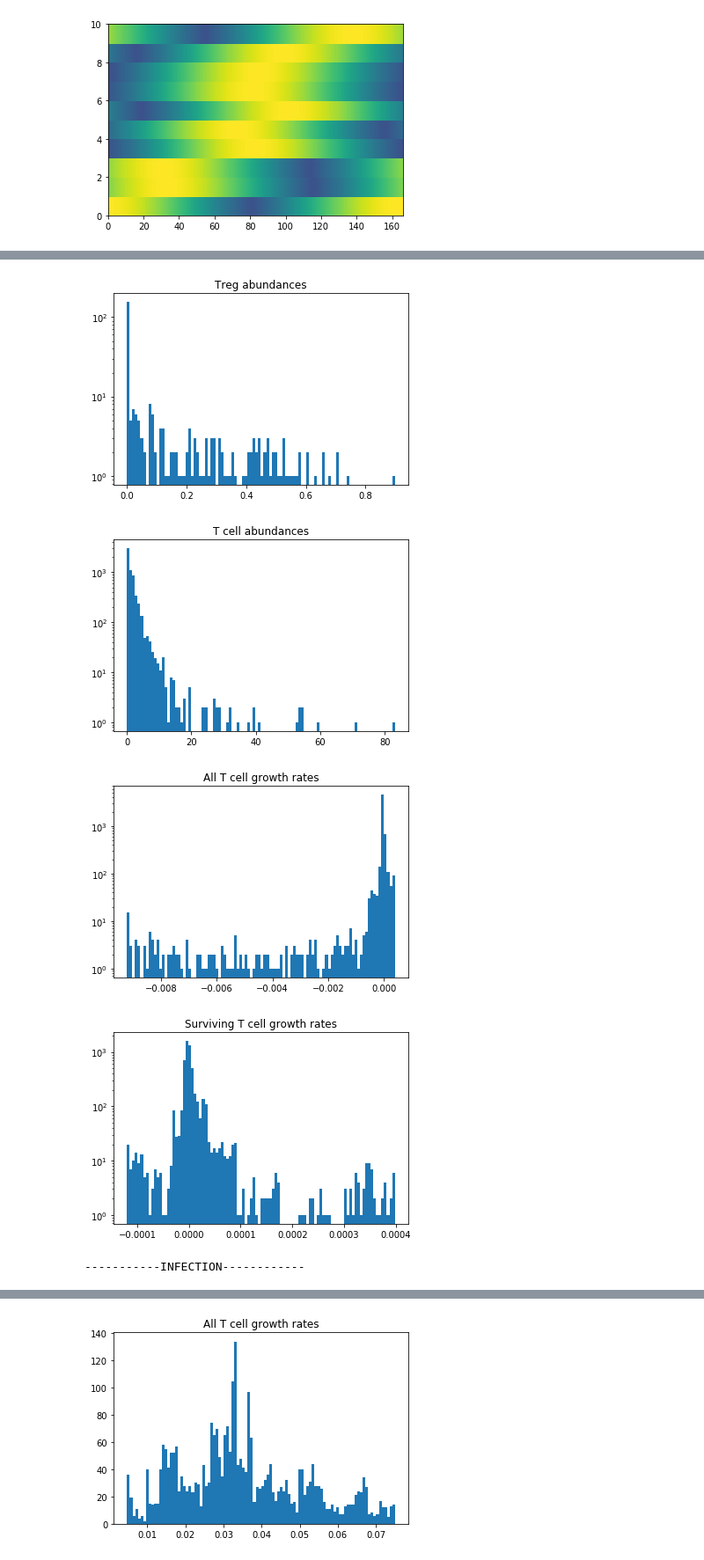
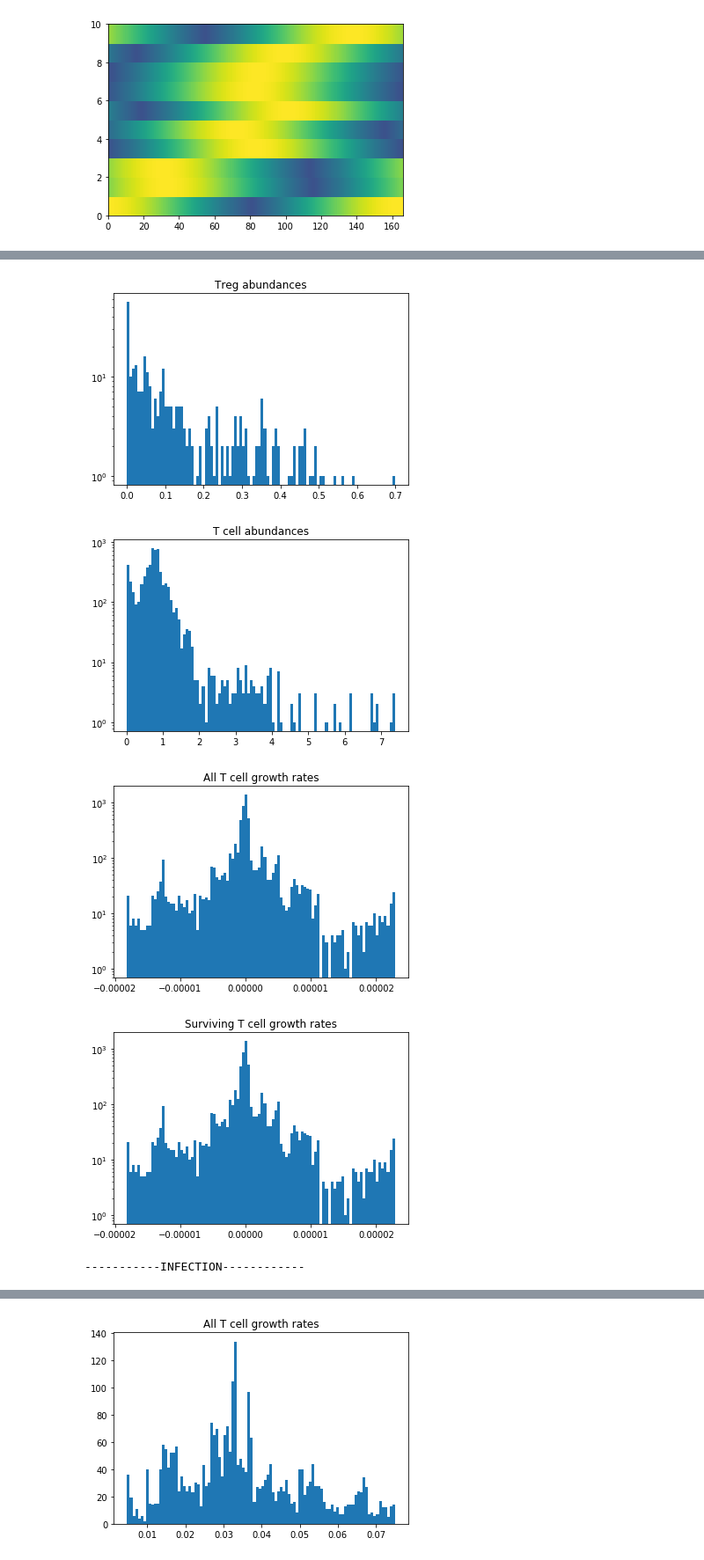
Before and after one commit to Ninjaneer32/immune-svm, a Jupyter notebook: scripts/Testing.ipynb, the cells around one changed output, grey strips where cells are left out. Shown at 88% size. Drawn from its saved outputs; the diff is of its cells as text; code cells hidden in the pictures.

```diff
--- a/scripts/Testing.ipynb
+++ b/scripts/Testing.ipynb
@@ -34,7 +34,7 @@ def TrainNetwork(phi_reg_reg,phi_cell_reg,rvals):
     constraints = [G@Treg <= h]
     obj = cvx.Minimize((1/2)*cvx.quad_form(Treg,phi_reg_reg))
     prob = cvx.Problem(obj, constraints)
-    prob.solve(solver=cvx.ECOS,abstol=1e-9,feastol=1e-7,abstol_inacc=1e-5,feastol_inacc=1e-5,max_iters=5000,verbose=True)
+    prob.solve(solver=cvx.ECOS,abstol=1e-5,feastol=1e-5,abstol_inacc=1e-5,feastol_inacc=1e-5,max_iters=100,verbose=False)
     Tcell=constraints[0].dual_value[:Num_tcell]
     Treg=Treg.value
     return Tcell,Treg
@@ -294,11 +403,11 @@ plt.show()
 # %% [output]
 [figure]
 # %%
-Num_path = 1000
+Num_path = 500
 params = {}
 params['Num_treg'] = 300
 params['Num_tcell'] = 6000
-params['Num_sites'] = 20000
+params['Num_sites'] = 10000
 params['c'] = 1
 params['max_v'] = 1
 params['niche_width'] = 3*params['Num_sites']/params['Num_treg']
@@ -309,8 +418,8 @@ plt.gca().set_xlabel('Antigen')
 plt.gca().set_ylabel('Treg')
 plt.show()
 
-vx = params['max_v']*np.random.rand(params['Num_sites'])
-#vx = (params['max_v']/2)*np.ones(params['Num_sites'])
+#vx = params['max_v']*np.random.rand(params['Num_sites'])
+vx = (params['max_v']/2)*np.ones(params['Num_sites'])
 vx[:Num_path] = 0
 
 #Make overlaps and train
@@ -365,5 +491,5 @@ plt.show()
-[figure, old version]
+[figure, new version]
-[figure, old version]
+[figure, new version]
-[figure, old version]
+[figure, new version]
-[figure, old version]
+[figure, new version]
------------INFECTION------------
+-----------INFECTION------------
```
Also changed, not shown: parts of 12 cells of this notebook.
